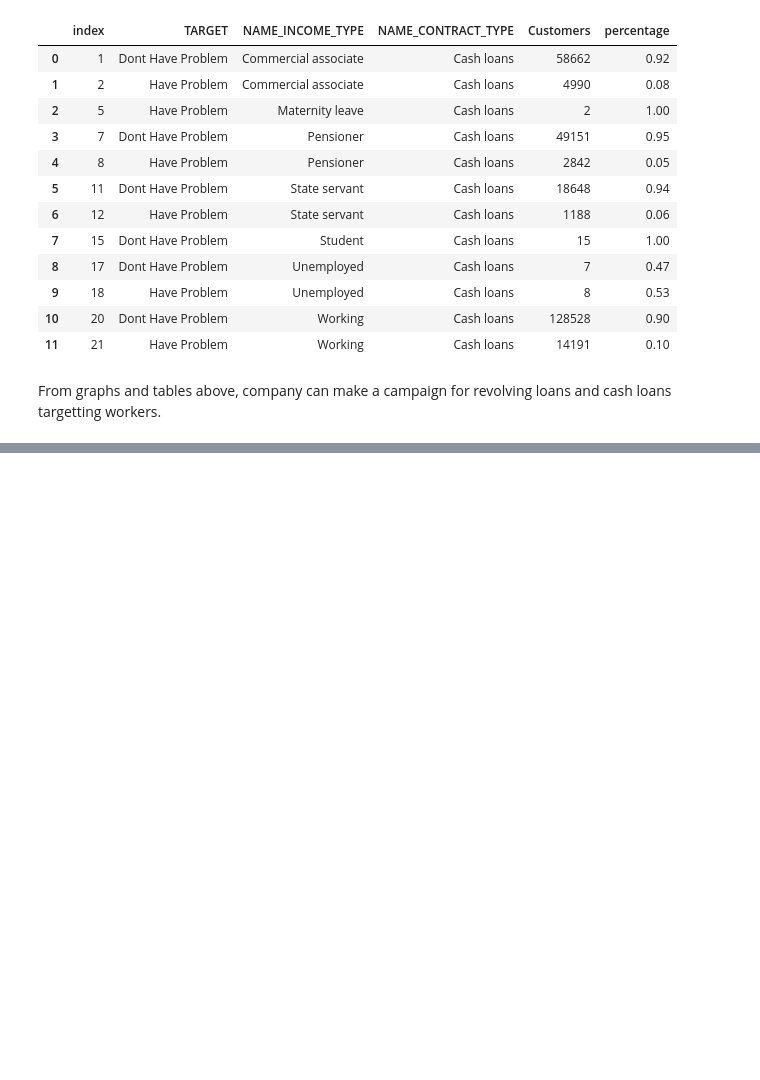
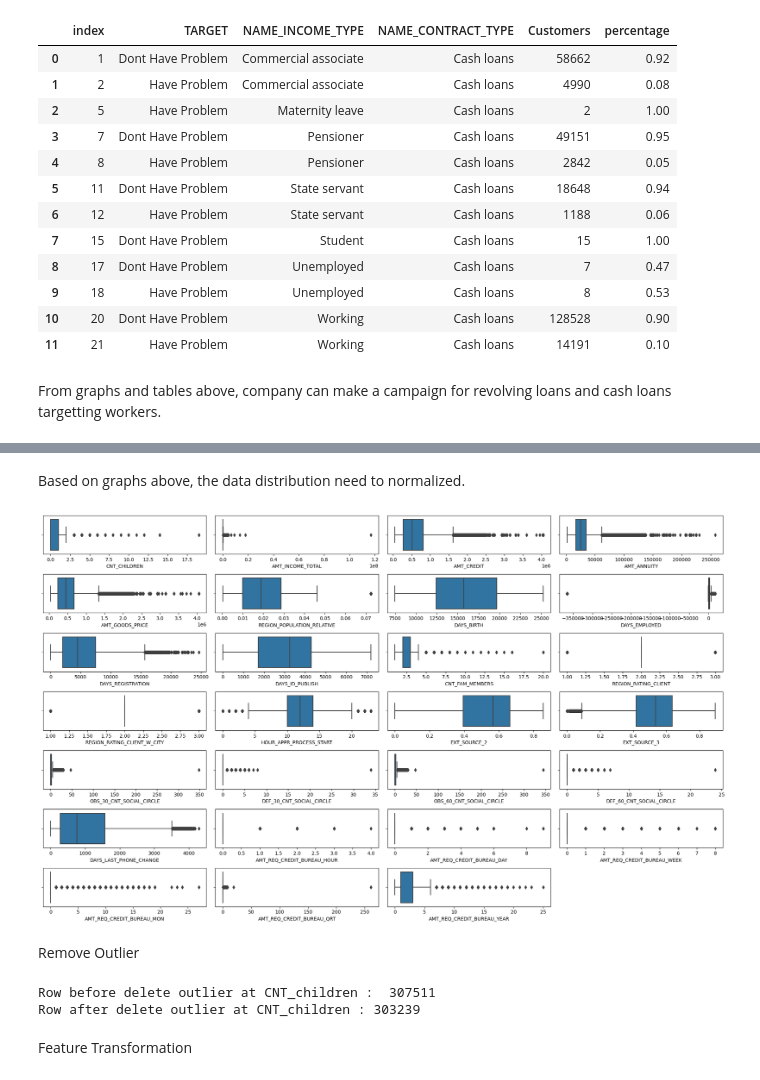
Before and after one commit to syafafad/Credit-Score-Card-Project-Draft, a Jupyter notebook: Task 5.ipynb, the cells around one changed output, grey strips where cells are left out. Cells and saved outputs as stored; diff of their text form; code cells hidden in the pictures; blank space fills up the shorter version.

```diff
--- a/Task 5.ipynb
+++ b/Task 5.ipynb
@@ -468,0 +593,29 @@ From graphs and tables above, company can make a campaign for revolving loans an
+# %% [markdown]
+Based on graphs above, the data distribution need to normalized.
+# %%
+plt.figure(figsize=(20,12))
+
+for i, column in enumerate (num[num_a].columns, 1):
+    plt.subplot(7,4,i)
+    sns.boxplot(data=num[num_a], x=num[column])
+    plt.tight_layout()
+# %% [output]
+[figure, added]
+# %% [markdown]
+Remove Outlier
+# %%
+print(f'Row before delete outlier at CNT_children :  {len(data_train_ready)}')
+
+filtered_entries = np.array([True] * len(data_train_ready))
+
+zscore = abs(stats.zscore(data_train_ready['CNT_CHILDREN'])) # hitung absolute z-scorenya
+filtered_entries = (zscore < 3) & filtered_entries # keep yang kurang dari 3 absolute z-scorenya
+
+data_train_ready = data_train_ready[filtered_entries] # filter, cuma ambil yang z-scorenya dibawah 3
+
+print(f'Row after delete outlier at CNT_children : {len(data_train_ready)}')
+# %% [output]
+Row before delete outlier at CNT_children :  307511
+Row after delete outlier at CNT_children : 303239
+# %% [markdown]
+Feature Transformation
```
Also changed, not shown: parts of 64 cells of this notebook.
